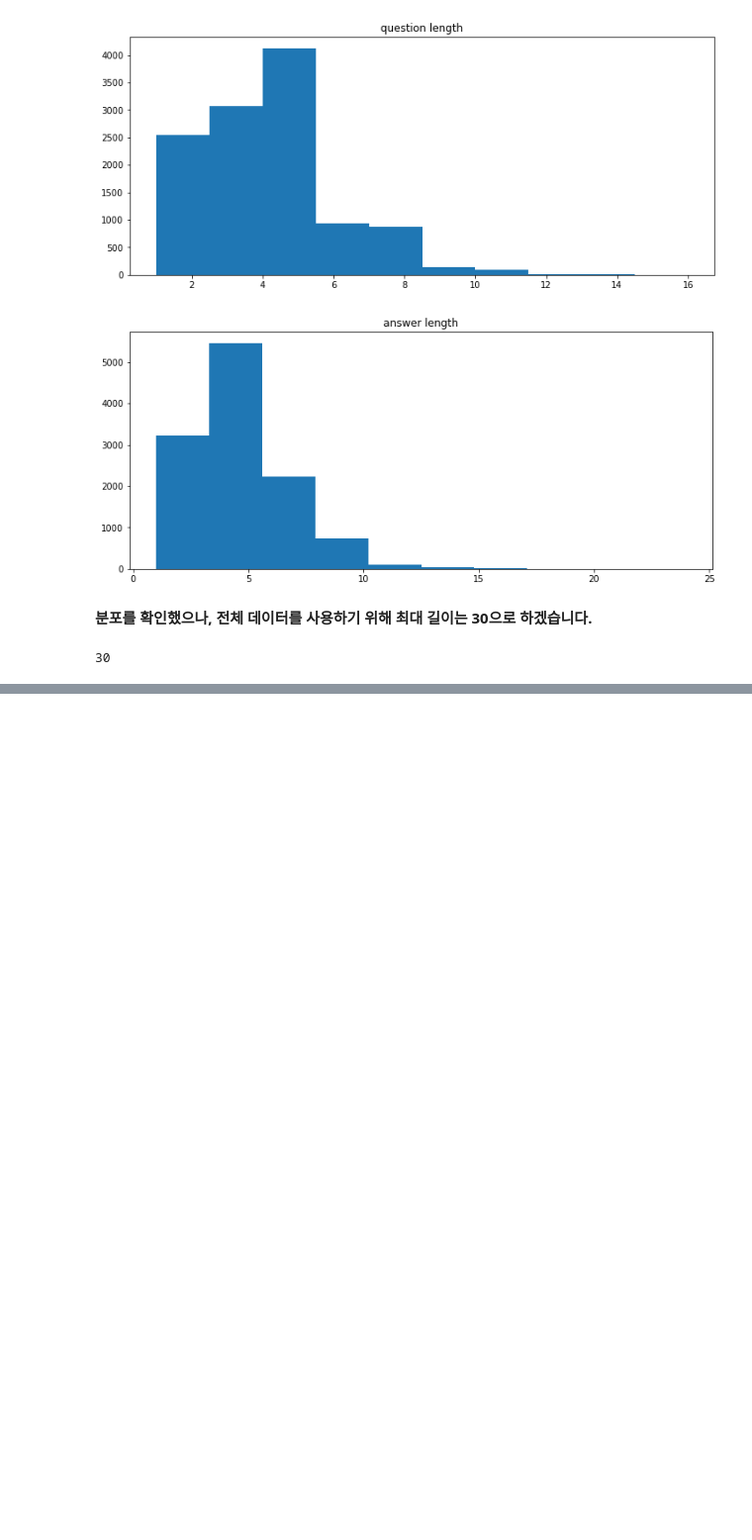
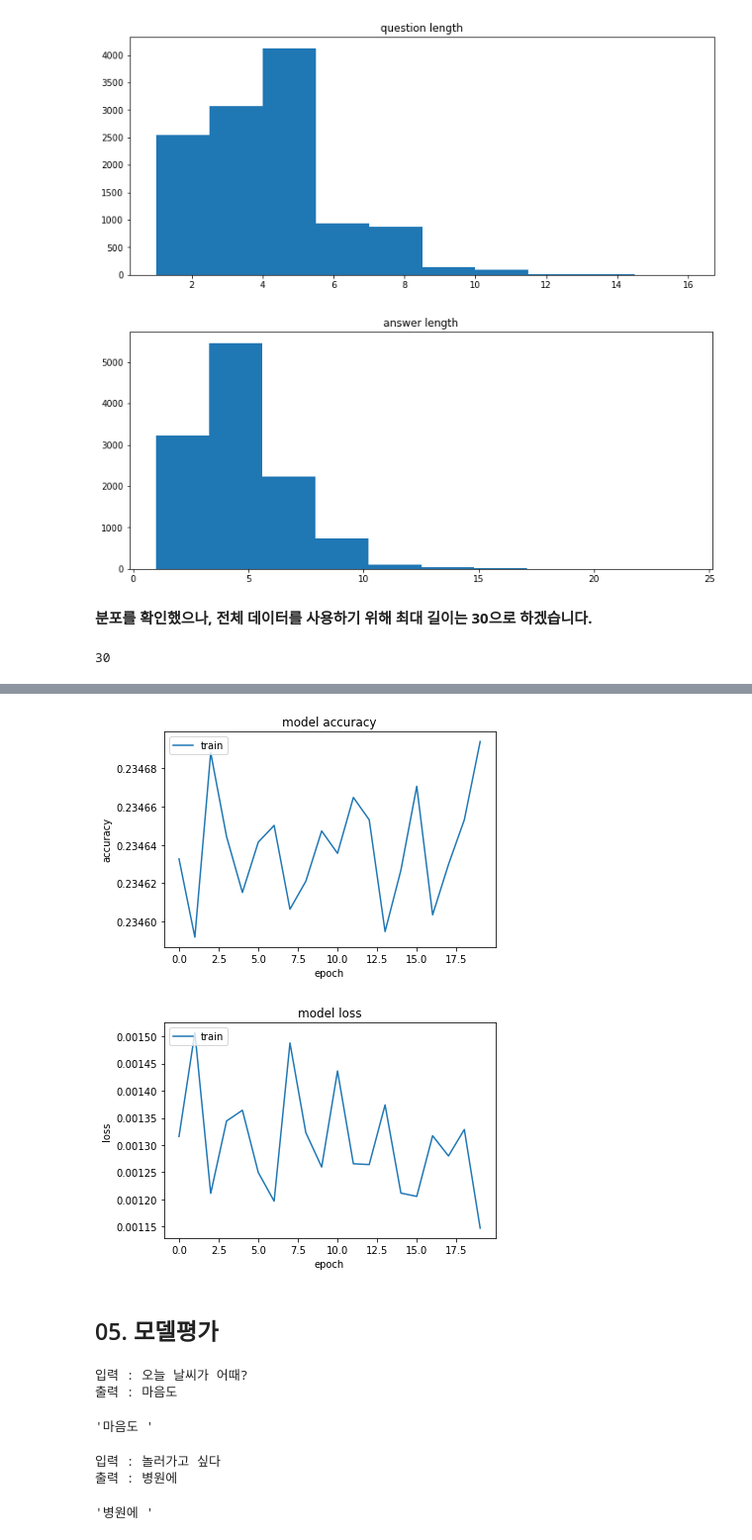
Before and after one commit to miinkang/AI_Project_AIFFEL, a Jupyter notebook: [E-15]kor_chatbot.ipynb, the cells around one changed output, grey strips where cells are left out. Shown: that part at 99% size. Drawn from its saved outputs; the diff is of its cells as text; code cells hidden in the pictures; blank space fills up the shorter version.

```diff
--- a/[E-15]kor_chatbot.ipynb
+++ b/[E-15]kor_chatbot.ipynb
@@ -247,0 +531,13 @@ TypeError: Expected binary or unicode string, got array([8170, 7909, 4200, 3054,
+# %%
+learning_rate = CustomSchedule(D_MODEL)
+
+optimizer = tf.keras.optimizers.Adam(learning_rate, beta_1=0.9, beta_2=0.98, epsilon=1e-9)
+
+def accuracy(y_true, y_pred):
+    y_true = tf.reshape(y_true, shape=(-1, MAX_LENGTH -1))
+    return tf.keras.metrics.sparse_categorical_accuracy(y_true, y_pred)
+
+model.compile(optimizer=optimizer, loss=loss_function, metrics=[accuracy])
+# %%
+EPOCHS = 20
+history = model.fit(dataset, epochs=EPOCHS, verbose=1)
@@ -247,0 +562,21 @@ TypeError: Expected binary or unicode string, got array([8170, 7909, 4200, 3054,
+# %%
+import matplotlib.pyplot as plt
+
+plt.plot(history.history['accuracy'])
+plt.title('model accuracy')
+plt.ylabel('accuracy')
+plt.xlabel('epoch')
+plt.legend(['train'], loc='upper left')
+plt.show()
+# summarize history for loss
+plt.plot(history.history['loss'])
+plt.title('model loss')
+plt.ylabel('loss')
+plt.xlabel('epoch')
+plt.legend(['train'], loc='upper left')
+plt.show()
+# %% [output]
+[figure, added]
+[figure, added]
+# %% [markdown]
+## 05. 모델평가
@@ -247,0 +614,12 @@ TypeError: Expected binary or unicode string, got array([8170, 7909, 4200, 3054,
+# %%
+sentence_generation('오늘 날씨가 어때?')
+# %% [output]
+입력 : 오늘 날씨가 어때?
+출력 : 마음도
+'마음도 '
+# %%
+sentence_generation('놀러가고 싶다')
+# %% [output]
+입력 : 놀러가고 싶다
+출력 : 병원에
+'병원에 '
```
Also changed, not shown: parts of 50 cells of this notebook.
